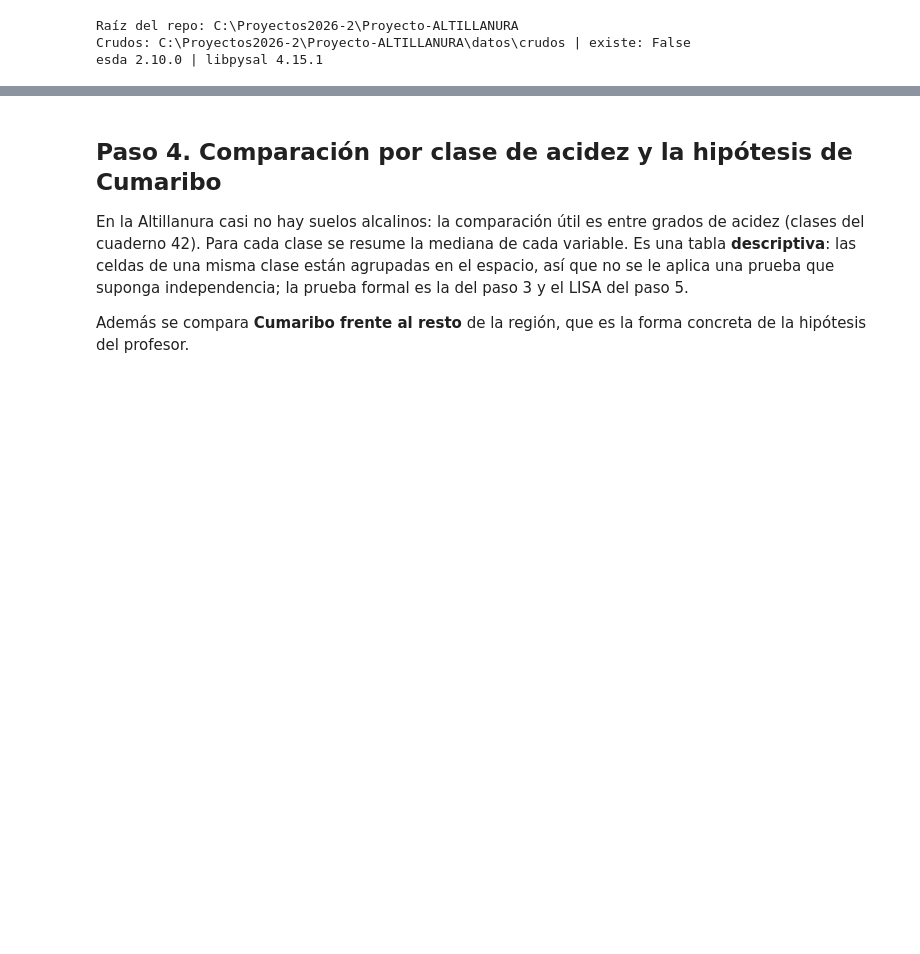
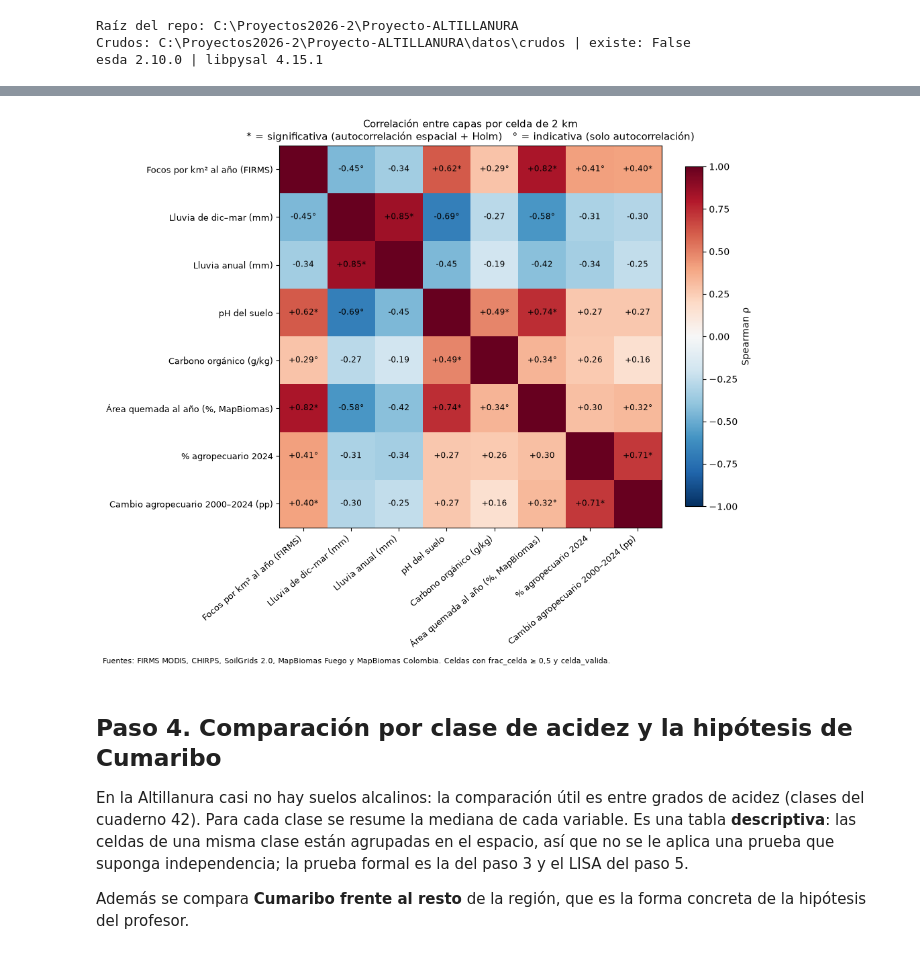
Before and after one commit to DanielFelipeRuizBermudez/Proyecto-ALTILLANURA, a Jupyter notebook: notebooks/60_integracion/61_correlaciones_espaciales.ipynb, the cells around one changed output, grey strips where cells are left out. Cells and saved outputs as stored; diff of their text form; code cells hidden in the pictures; blank space fills up the shorter version.

```diff
--- a/notebooks/60_integracion/61_correlaciones_espaciales.ipynb
+++ b/notebooks/60_integracion/61_correlaciones_espaciales.ipynb
@@ -237,0 +193,82 @@ lluvia_anual_1991_2020          cos_medio_gkg    -0.191     33913        38.0
+# %%
+REPETICIONES, M_CELDAS, N_PARES = 10, 4000, 2_000_000
+rng = np.random.default_rng(SEMILLA)
+nombres = list(VARIABLES)
+n = len(d)
+xy_todas = d[['x_km', 'y_km']].to_numpy(float)
+Z = {}
+for v in nombres:
+    z = stats.rankdata(d[v].to_numpy()); Z[v] = (z - z.mean()) / z.std()
+
+def una_repeticion():
+    """Var(r) de Clifford para todos los pares, con una muestra aleatoria de celdas y de pares."""
+    m = min(M_CELDAS, n)
+    muestra = rng.choice(n, m, replace=False)
+    xy = xy_todas[muestra]
+    i = rng.integers(0, m, N_PARES); j = rng.integers(0, m, N_PARES)
+    ok = i != j; i, j = i[ok], j[ok]
+    clase = np.minimum((np.hypot(*(xy[i] - xy[j]).T) // 10).astype(int), 59)   # clases de 10 km hasta 600 km
+    cuenta = np.bincount(clase, minlength=60)
+    p_k = cuenta / len(clase)
+    rho = {}
+    for v in nombres:
+        zm = Z[v][muestra]
+        suma = np.bincount(clase, weights=zm[i] * zm[j], minlength=60)
+        rho[v] = np.divide(suma, cuenta, out=np.zeros(60), where=cuenta > 0)
+    return {(a, b): 1 / n + (n - 1) / n * np.sum(p_k * rho[a] * rho[b])
+            for a_i, a in enumerate(nombres) for b in nombres[a_i + 1:]}
+
+VAR_R = [una_repeticion() for _ in range(REPETICIONES)]
+
+filas = []
+for a_i, a in enumerate(nombres):
+    for b in nombres[a_i + 1:]:
+        r = stats.spearmanr(d[a], d[b])[0]
+        varios = np.maximum([vr[(a, b)] for vr in VAR_R], 1 / n)   # Var(r) no puede ser menor que sin autocorrelación
+        n_ef = float(np.clip(1 / varios.mean(), 3, n))
+        n_ef_rep = np.clip(1 / varios, 3, n)
+        t = r * np.sqrt((n_ef - 2) / (1 - r ** 2))
+        p = 2 * stats.t.sf(abs(t), n_ef - 2)
+        p_ingenuo = 2 * stats.t.sf(abs(r * np.sqrt((n - 2) / (1 - r ** 2))), n - 2)
+        filas.append({'variable_1': a, 'variable_2': b, 'spearman': r, 'n_celdas': n,
+                      'n_efectivo': n_ef, 'n_efectivo_min': n_ef_rep.min(), 'n_efectivo_max': n_ef_rep.max(),
+                      'p_corregido': p, 'p_sin_corregir': p_ingenuo})
+corr = pd.DataFrame(filas)
+
+# Holm: p ajustado = máximo acumulado de (k pruebas restantes) × p, ordenado de menor a mayor
+orden_p = np.argsort(corr['p_corregido'].to_numpy())
+k = len(corr)
+ajust = np.minimum(1, np.maximum.accumulate((k - np.arange(k)) * corr['p_corregido'].to_numpy()[orden_p]))
+corr['p_holm'] = np.empty(k); corr.loc[orden_p, 'p_holm'] = ajust
+corr['resultado'] = np.select([corr['p_holm'] < 0.05, corr['p_corregido'] < 0.05],
+                              ['significativa', 'indicativa'], 'no significativa')
+corr = corr.sort_values('p_corregido').reset_index(drop=True)
+
+print(f'{n:,} celdas | {len(nombres)} variables | {k} pares | n efectivo promediado en {REPETICIONES} repeticiones\n')
+print(corr.round({'spearman': 3, 'n_efectivo': 0, 'n_efectivo_min': 0, 'n_efectivo_max': 0,
+                  'p_corregido': 4, 'p_holm': 4, 'p_sin_corregir': 4})
+          .drop(columns='n_celdas').to_string(index=False))
+print('\nResumen:', corr['resultado'].value_counts().to_dict())
+
+mat = pd.DataFrame(np.eye(len(nombres)), index=nombres, columns=nombres)
+for _, f in corr.iterrows():
+    mat.loc[f.variable_1, f.variable_2] = mat.loc[f.variable_2, f.variable_1] = f.spearman
+MARCA = {'significativa': '*', 'indicativa': '°', 'no significativa': ''}
+sig = {(f.variable_1, f.variable_2): MARCA[f.resultado] for _, f in corr.iterrows()}
+fig, ax = plt.subplots(figsize=(10, 8.5))
+im = ax.imshow(mat, cmap='RdBu_r', vmin=-1, vmax=1)
+etiq = [VARIABLES[v] for v in nombres]
+ax.set_xticks(range(len(nombres)), etiq, rotation=40, ha='right', fontsize=9)
+ax.set_yticks(range(len(nombres)), etiq, fontsize=9)
+for a_i, a in enumerate(nombres):
+    for b_i, b in enumerate(nombres):
+        if a_i != b_i:
+            s = sig.get((a, b), sig.get((b, a)))
+            ax.text(b_i, a_i, f'{mat.iloc[a_i, b_i]:+.2f}{s}', ha='center', va='center', fontsize=8.5)
+plt.colorbar(im, ax=ax, shrink=0.8, label='Spearman ρ')
+ax.set_title('Correlación entre capas por celda de 2 km\n* = significativa (autocorrelación espacial + Holm)   ° = indicativa (solo autocorrelación)', fontsize=11)
+fig.text(0.01, 0.01, 'Fuentes: FIRMS MODIS, CHIRPS, SoilGrids 2.0, MapBiomas Fuego y MapBiomas Colombia. Celdas con frac_celda ≥ 0,5 y celda_valida.', fontsize=8)
+plt.tight_layout()
+plt.savefig(f'{GRAF_INT}/61_matriz_correlacion.png', dpi=150, bbox_inches='tight')
+plt.show()
+# %% [output]
@@ -238,3 +292,4 @@ lluvia_anual_1991_2020          cos_medio_gkg    -0.191     33913        38.0
+[figure, added]
 # %% [markdown]
 ## Paso 4. Comparación por clase de acidez y la hipótesis de Cumaribo
 
```
Also changed, not shown: parts of 14 cells of this notebook, 8 other files.
